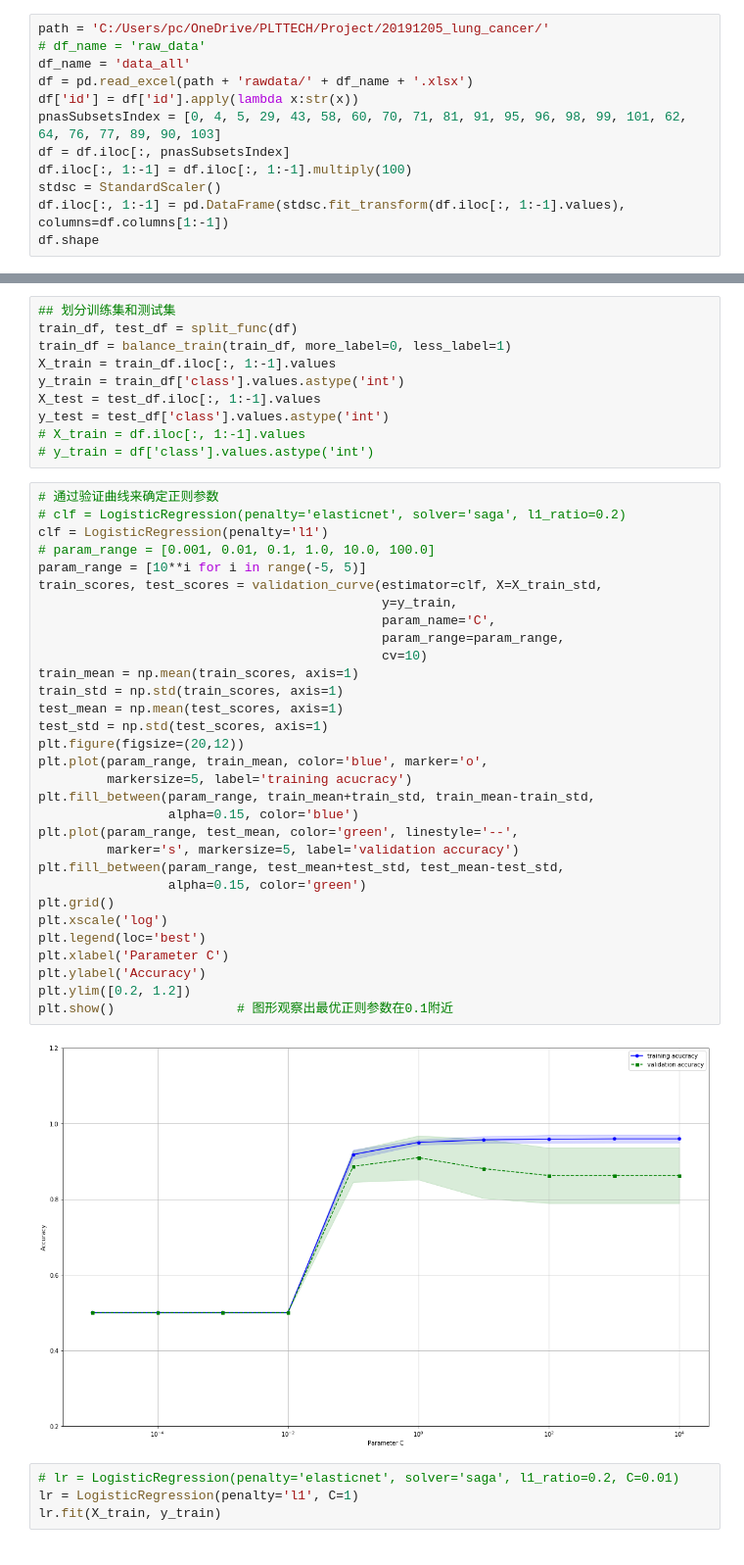
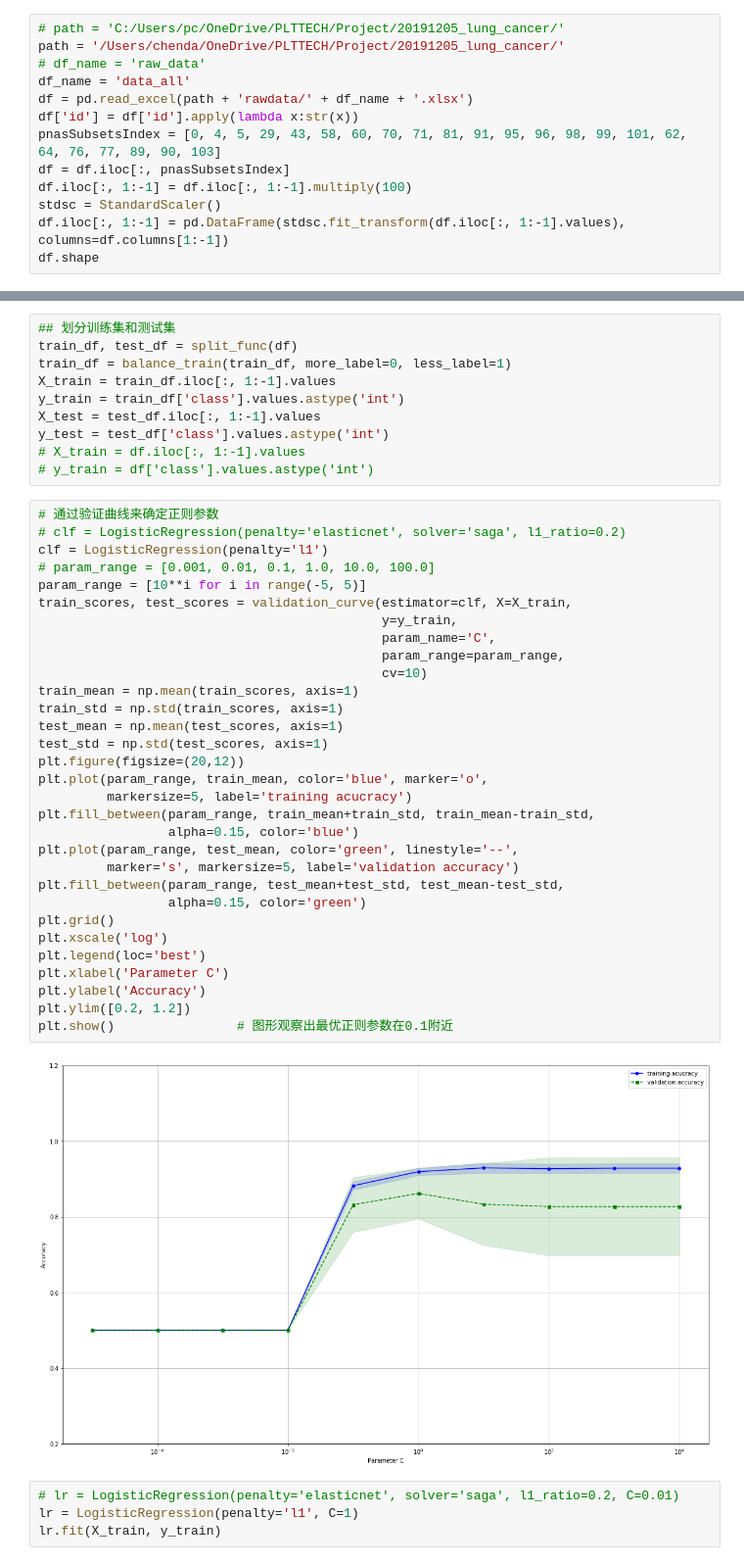
Before and after one commit to PyDarren/PLT_back, a Jupyter notebook: lung_cancer_classifier/logistic_elasticnet_model.ipynb, the cells around one changed output, grey strips where cells are left out. Shown at 98% size. Drawn from its saved outputs; the diff is of its cells as text.

```diff
--- a/lung_cancer_classifier/logistic_elasticnet_model.ipynb
+++ b/lung_cancer_classifier/logistic_elasticnet_model.ipynb
@@ -79,6 +82,7 @@ def final_model(df):
     return predict_df
 # %%
-path = 'C:/Users/pc/OneDrive/PLTTECH/Project/20191205_lung_cancer/'
+# path = 'C:/Users/pc/OneDrive/PLTTECH/Project/20191205_lung_cancer/'
+path = '/Users/chenda/OneDrive/PLTTECH/Project/20191205_lung_cancer/'
 # df_name = 'raw_data'
 df_name = 'data_all'
 df = pd.read_excel(path + 'rawdata/' + df_name + '.xlsx')
@@ -109,35 +113,35 @@ y_test = test_df['class'].values.astype('int')
 # 通过验证曲线来确定正则参数
 # clf = LogisticRegression(penalty='elasticnet', solver='saga', l1_ratio=0.2)
 clf = LogisticRegression(penalty='l1')
 # param_range = [0.001, 0.01, 0.1, 1.0, 10.0, 100.0]
 param_range = [10**i for i in range(-5, 5)]
-train_scores, test_scores = validation_curve(estimator=clf, X=X_train_std,
+train_scores, test_scores = validation_curve(estimator=clf, X=X_train,
                                              y=y_train,
                                              param_name='C',
                                              param_range=param_range,
                                              cv=10)
 train_mean = np.mean(train_scores, axis=1)
 train_std = np.std(train_scores, axis=1)
 test_mean = np.mean(test_scores, axis=1)
 test_std = np.std(test_scores, axis=1)
 plt.figure(figsize=(20,12))
 plt.plot(param_range, train_mean, color='blue', marker='o',
          markersize=5, label='training acucracy')
 plt.fill_between(param_range, train_mean+train_std, train_mean-train_std,
                  alpha=0.15, color='blue')
 plt.plot(param_range, test_mean, color='green', linestyle='--',
          marker='s', markersize=5, label='validation accuracy')
 plt.fill_between(param_range, test_mean+test_std, test_mean-test_std,
                  alpha=0.15, color='green')
 plt.grid()
 plt.xscale('log')
 plt.legend(loc='best')
 plt.xlabel('Parameter C')
 plt.ylabel('Accuracy')
 plt.ylim([0.2, 1.2])
 plt.show()                # 图形观察出最优正则参数在0.1附近
 # %% [output]
-[figure, old version]
+[figure, new version]
 # %%
 # lr = LogisticRegression(penalty='elasticnet', solver='saga', l1_ratio=0.2, C=0.01)
 lr = LogisticRegression(penalty='l1', C=1)
```
Also changed, not shown: parts of 11 cells of this notebook, 2 other files.
